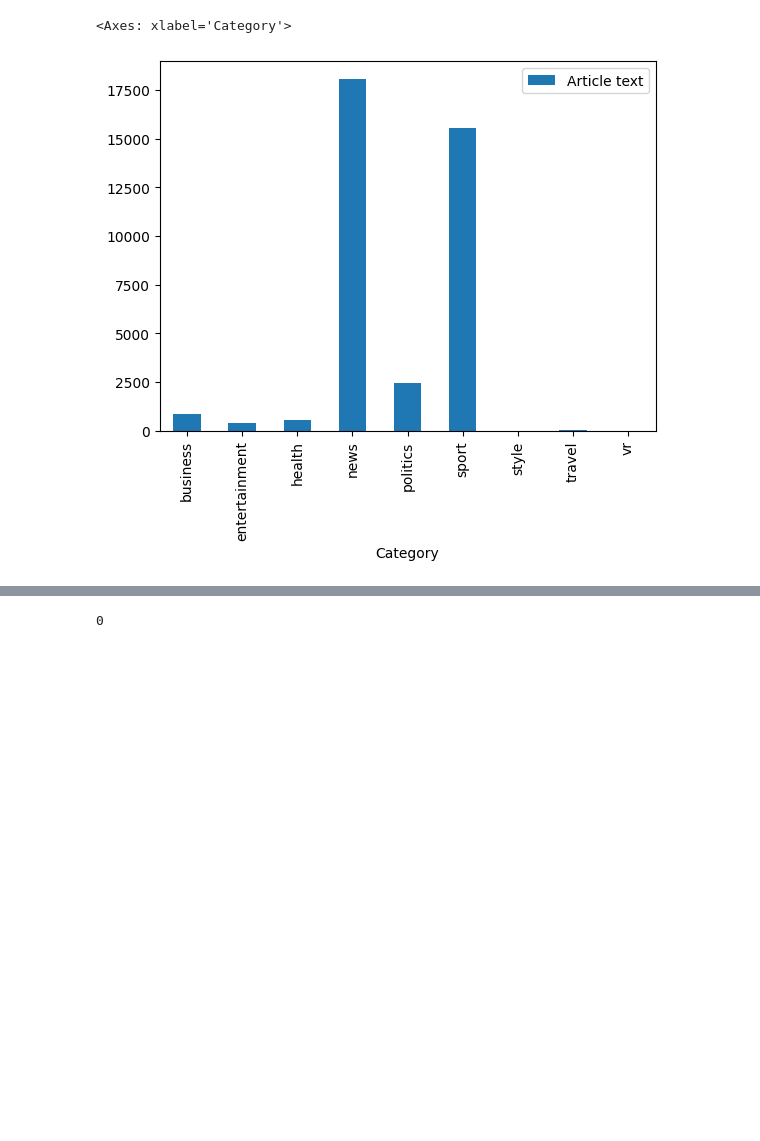
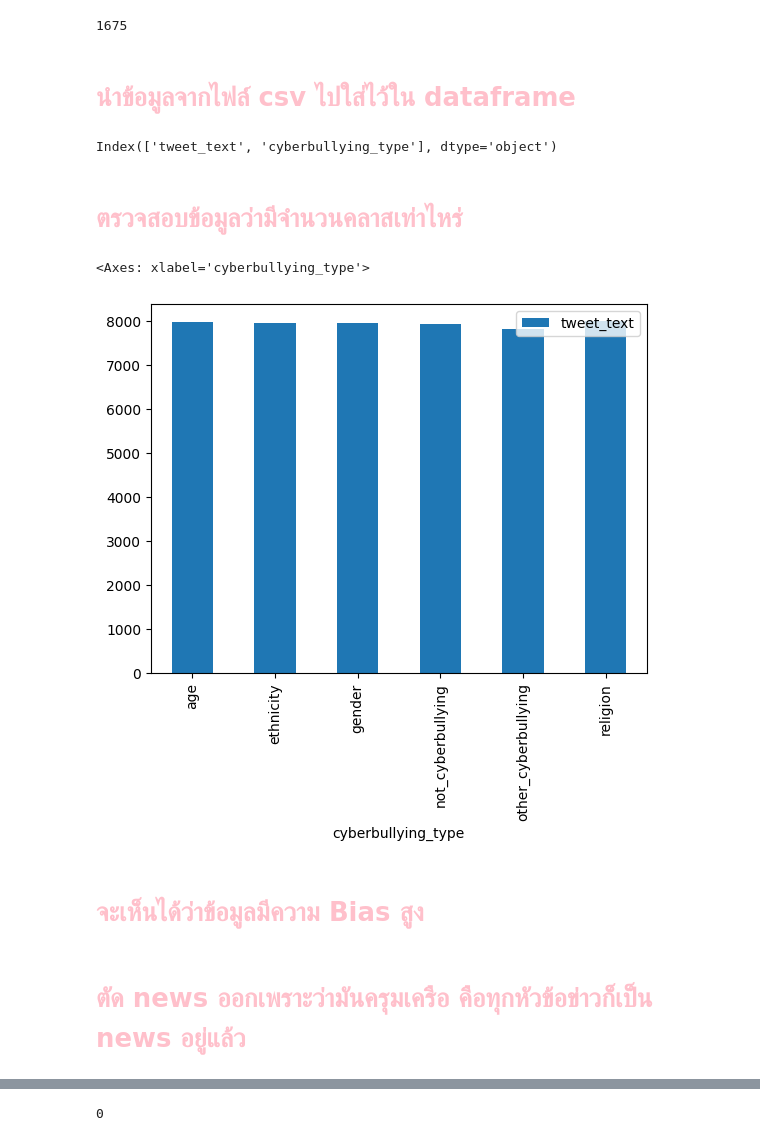
Before and after one commit to Raum27/nlp_project, a Jupyter notebook: Untitled.ipynb, the cells around one changed output, grey strips where cells are left out. Cells and saved outputs as stored; diff of their text form; code cells hidden in the pictures; blank space fills up the shorter version.

```diff
--- a/Untitled.ipynb
+++ b/Untitled.ipynb
@@ -17,5 +17,5 @@ from gensim.parsing.preprocessing import remove_stopwords
 # clear_session()
 import random
 # %%
-
-df = pd.read_csv(r'CNN_Articels_clean.csv',usecols=['Category','Article text'])
+print(len(df))
+df = pd.read_csv(r'cyberbullying_tweets.csv')
@@ -38,0 +41,4 @@ Class :  ['business' 'entertainment' 'health' 'news' 'politics' 'sport' 'style'
+# %%
+ndf.duplicated(subset=['tweet_text'])
+# %% [output]
+1675
@@ -39,8 +47,18 @@ Class :  ['business' 'entertainment' 'health' 'news' 'politics' 'sport' 'style'
+# %% [markdown]
+# <font color=pink>นำข้อมูลจากไฟล์ csv ไปใส่ไว้ใน dataframe</font>
+# %%
+df.keys()
+# %% [output]
+Index(['tweet_text', 'cyberbullying_type'], dtype='object')
+# %% [markdown]
+# <font color=pink>ตรวจสอบข้อมูลว่ามีจำนวนคลาสเท่าไหร่</font>
 # %%
 # ข้อมูล bias สูง
-df.groupby('Category').count().plot(kind='bar')
+df.groupby('cyberbullying_type').count().plot(kind='bar')
 # %% [output]
-<Axes: xlabel='Category'>
+<Axes: xlabel='cyberbullying_type'>
-[figure, old version]
+[figure, new version]
+# %% [markdown]
+# <font color=pink>จะเห็นได้ว่าข้อมูลมีความ Bias สูง</font>
 # %%
 # ตัด news ออกไปเพราะไม่รู้ว่ามันคืออะไร ?
@@ -48,3 +66,5 @@ df = df.drop(df.index[df['Category'].isin(['news'])])
+# %% [markdown]
+# <font color=pink>ตัด news ออกเพราะว่ามันครุมเครือ คือทุกหัวข้อข่าวก็เป็น news อยู่แล้ว</font>
 # %%
 # ข้อมูลมี Nan มั้ย
 df.isnull().sum().to_frame()
```
Also changed, not shown: parts of 37 cells of this notebook.
